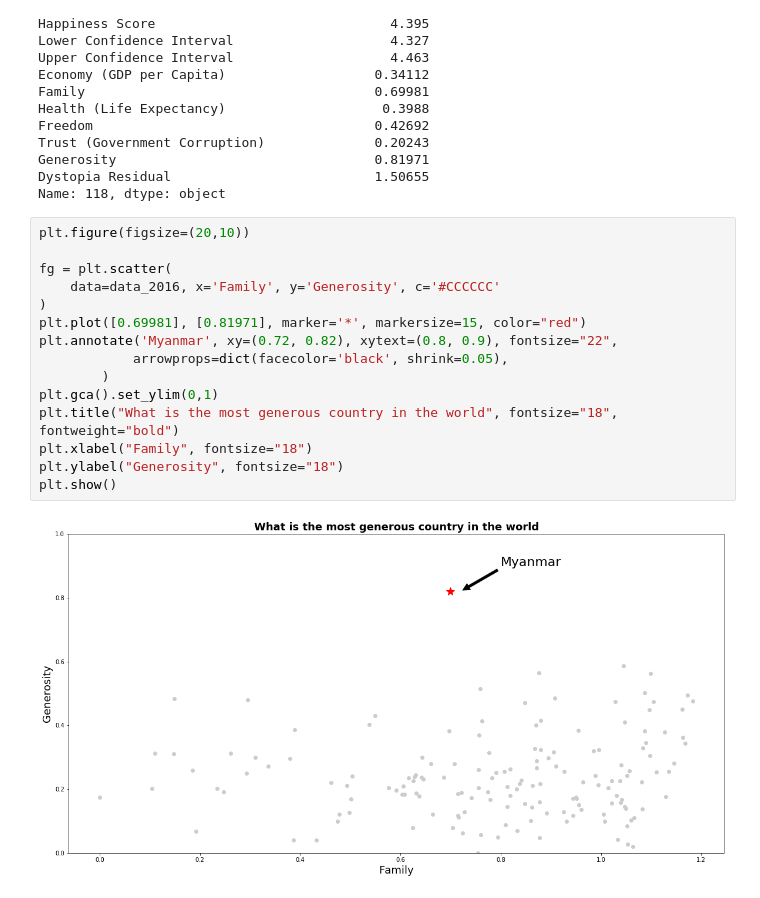
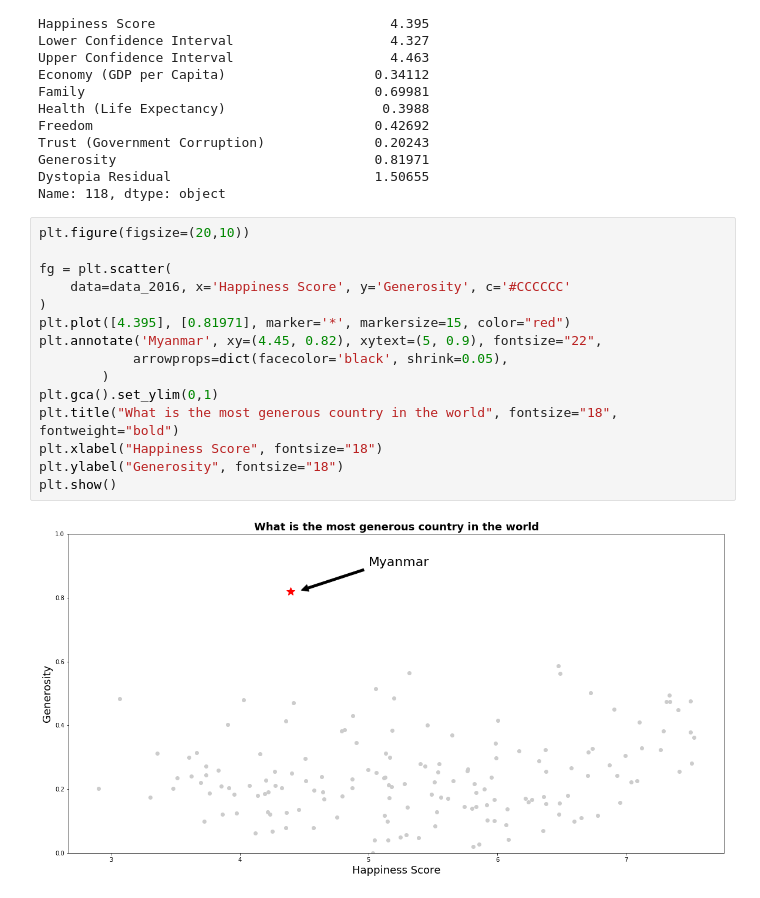
Before and after one commit to anastazie/gestalt, a Jupyter notebook: gestalt_principles.ipynb, the cells around one changed output. Drawn from its saved outputs; the diff is of its cells as text.

```diff
--- a/gestalt_principles.ipynb
+++ b/gestalt_principles.ipynb
@@ -226,17 +231,17 @@ Name: 118, dtype: object
 # %%
 plt.figure(figsize=(20,10))
 
 fg = plt.scatter(
-    data=data_2016, x='Family', y='Generosity', c='#CCCCCC'
+    data=data_2016, x='Happiness Score', y='Generosity', c='#CCCCCC'
 )
-plt.plot([0.69981], [0.81971], marker='*', markersize=15, color="red")
-plt.annotate('Myanmar', xy=(0.72, 0.82), xytext=(0.8, 0.9), fontsize="22",
+plt.plot([4.395], [0.81971], marker='*', markersize=15, color="red")
+plt.annotate('Myanmar', xy=(4.45, 0.82), xytext=(5, 0.9), fontsize="22",
             arrowprops=dict(facecolor='black', shrink=0.05),
         )
 plt.gca().set_ylim(0,1)
 plt.title("What is the most generous country in the world", fontsize="18", fontweight="bold")
-plt.xlabel("Family", fontsize="18")
+plt.xlabel("Happiness Score", fontsize="18")
 plt.ylabel("Generosity", fontsize="18")
 plt.show()
 # %% [output]
-[figure, old version]
+[figure, new version]
```
Also changed, not shown: parts of 2 cells of this notebook.
